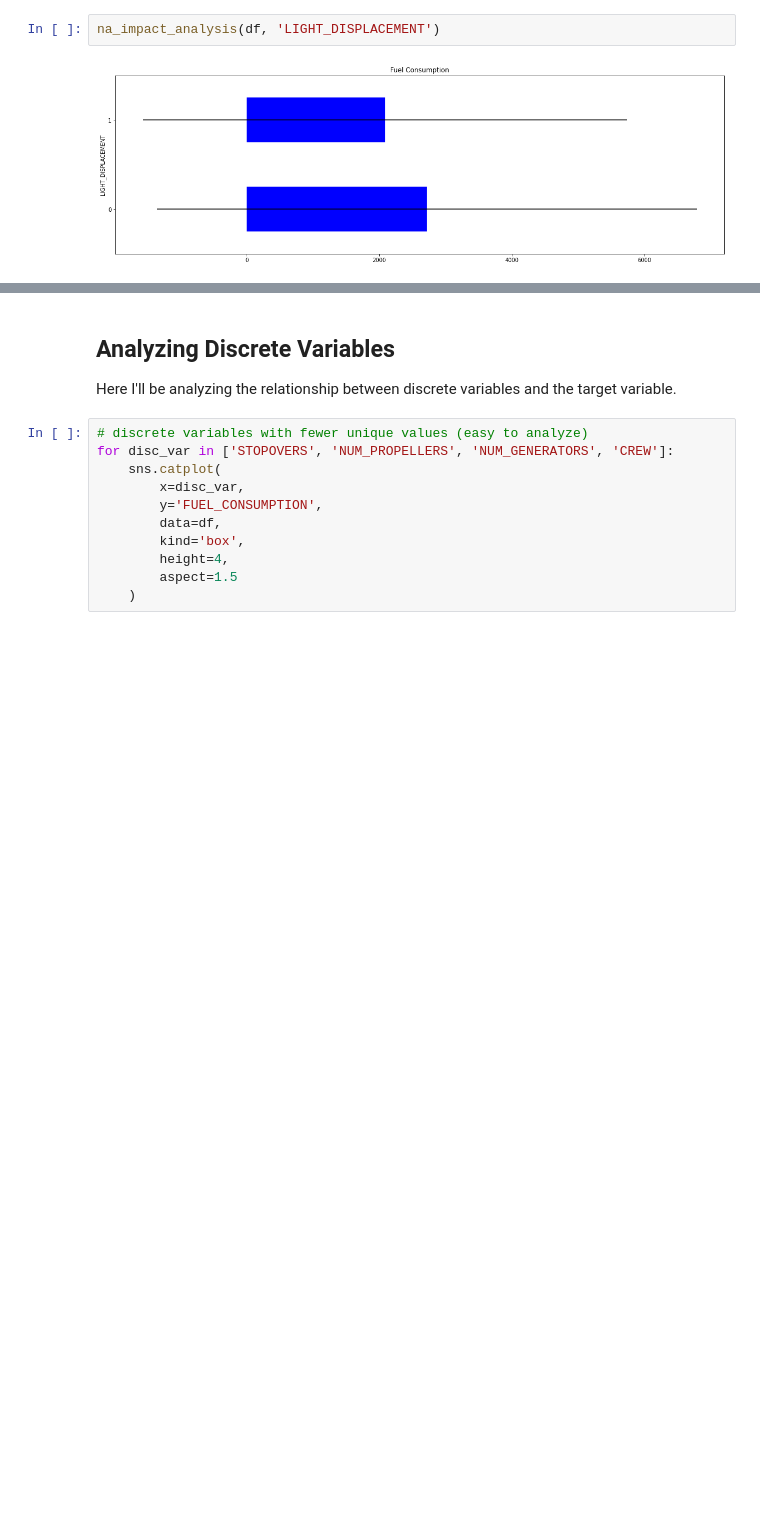
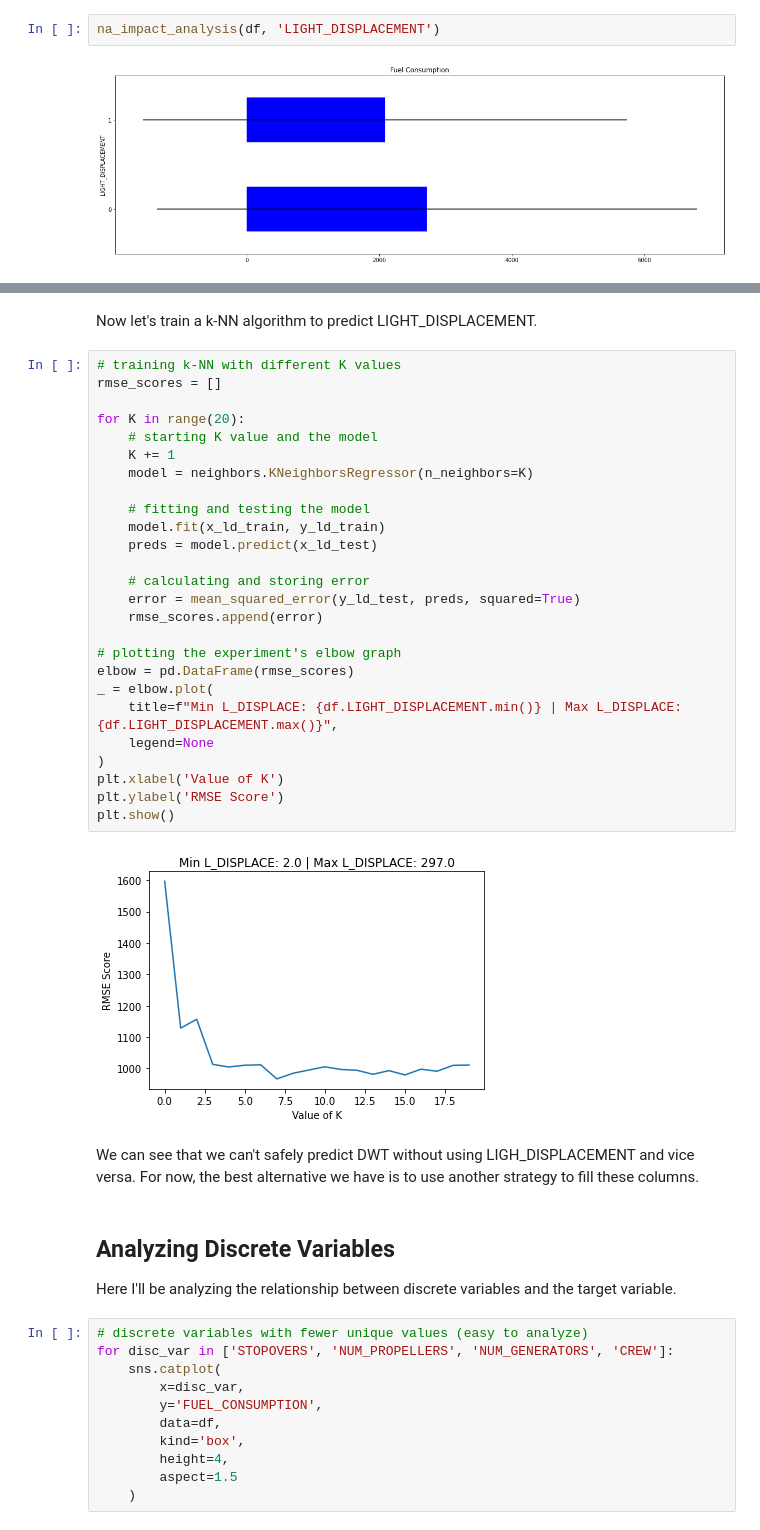
Before and after one commit to g0nz4rth/uber-fare-price-prediction, a Jupyter notebook: notebooks/2.0-data-analysis.ipynb, the cells around one changed output, grey strips where cells are left out. Drawn from its saved outputs; the diff is of its cells as text; blank space fills up the shorter version.

```diff
--- a/notebooks/2.0-data-analysis.ipynb
+++ b/notebooks/2.0-data-analysis.ipynb
@@ -121,3 +164,35 @@ The two variables analyzed above seems to have missing data for the same rows in
+# %% [markdown]
+Now let's train a k-NN algorithm to predict LIGHT_DISPLACEMENT.
+# %%
+# training k-NN with different K values
+rmse_scores = []
+
+for K in range(20):
+    # starting K value and the model
+    K += 1
+    model = neighbors.KNeighborsRegressor(n_neighbors=K)
+
+    # fitting and testing the model
+    model.fit(x_ld_train, y_ld_train)
+    preds = model.predict(x_ld_test)
+
+    # calculating and storing error
+    error = mean_squared_error(y_ld_test, preds, squared=True)
+    rmse_scores.append(error)
+
+# plotting the experiment's elbow graph
+elbow = pd.DataFrame(rmse_scores)
+_ = elbow.plot(
+    title=f"Min L_DISPLACE: {df.LIGHT_DISPLACEMENT.min()} | Max L_DISPLACE: {df.LIGHT_DISPLACEMENT.max()}",
+    legend=None
+)
+plt.xlabel('Value of K')
+plt.ylabel('RMSE Score')
+plt.show()
+# %% [output]
+[figure, added]
+# %% [markdown]
+We can see that we can't safely predict DWT without using LIGH_DISPLACEMENT and vice versa. For now, the best alternative we have is to use another strategy to fill these columns.
 # %% [markdown]
 ## Analyzing Discrete Variables
 Here I'll be analyzing the relationship between discrete variables and the target variable.
```
Also changed, not shown: parts of 12 cells of this notebook, 13 other files.
